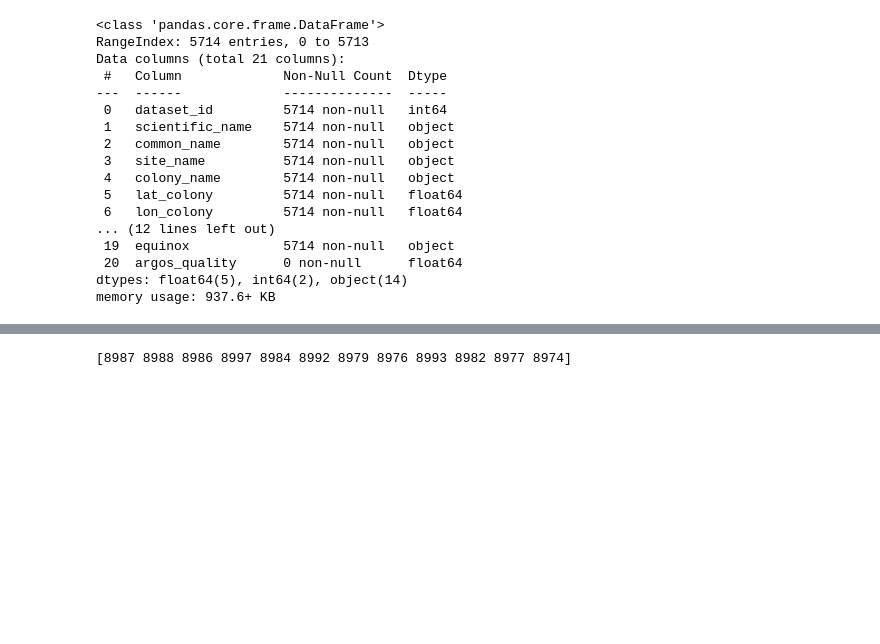
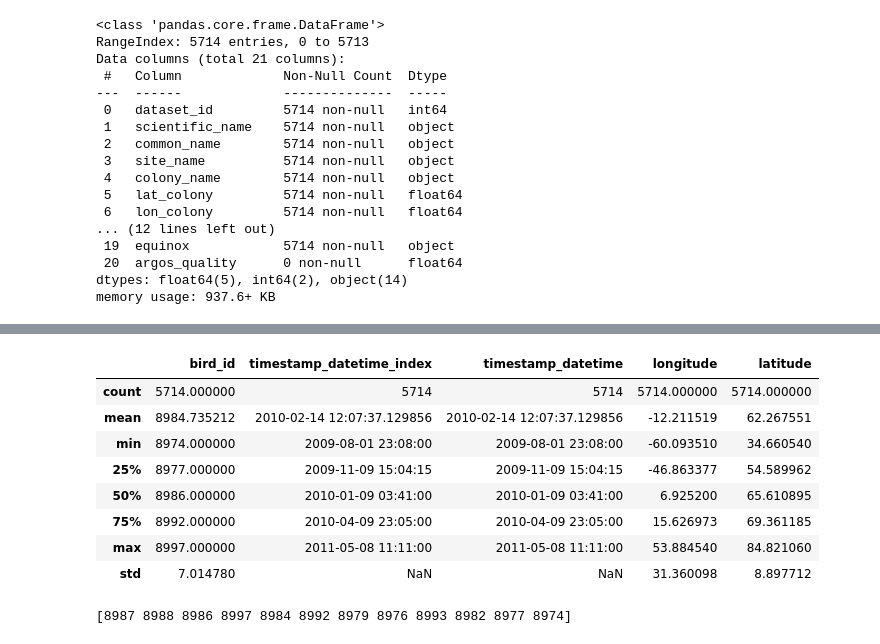
Before and after one commit to sblockhartzzero/GIS5201, a Jupyter notebook: project_code/gis5201_project_GEE_example3.ipynb, the cells around one changed output, grey strips where cells are left out. Cells and saved outputs as stored; diff of their text form; code cells hidden in the pictures; blank space fills up the shorter version.

```diff
--- a/project_code/gis5201_project_GEE_example3.ipynb
+++ b/project_code/gis5201_project_GEE_example3.ipynb
@@ -155,6 +155,7 @@ geometry = gpd.points_from_xy(df_subset['longitude'],df_subset['latitude'])
 gdf_subset = gpd.GeoDataFrame(df_subset,geometry=geometry,crs="EPSG:4326")
 # %%
 # Before converting to movingpandas, we need to set index to timestamp_datetime
-gdf_subset.set_index('timestamp_datetime')
-print(gdf_subset.head())
+gdf_subset.set_index('timestamp_datetime_index')
+gdf_subset.head()
+gdf_subset.describe()
 # %% [output]
@@ -167,3 +162,12 @@ print(gdf_subset.head())
+|  | bird_id | timestamp_datetime_index | timestamp_datetime | longitude | latitude |
+| count | 5714.000000 | 5714 | 5714 | 5714.000000 | 5714.000000 |
+| mean | 8984.735212 | 2010-02-14 12:07:37.129856 | 2010-02-14 12:07:37.129856 | -12.211519 | 62.267551 |
+| min | 8974.000000 | 2009-08-01 23:08:00 | 2009-08-01 23:08:00 | -60.093510 | 34.660540 |
+| 25% | 8977.000000 | 2009-11-09 15:04:15 | 2009-11-09 15:04:15 | -46.863377 | 54.589962 |
+| 50% | 8986.000000 | 2010-01-09 03:41:00 | 2010-01-09 03:41:00 | 6.925200 | 65.610895 |
+| 75% | 8992.000000 | 2010-04-09 23:05:00 | 2010-04-09 23:05:00 | 15.626973 | 69.361185 |
+| max | 8997.000000 | 2011-05-08 11:11:00 | 2011-05-08 11:11:00 | 53.884540 | 84.821060 |
+| std | 7.014780 | NaN | NaN | 31.360098 | 8.897712 |
 # %%
 # Show unique bird ids
 unique_bird_ids = gdf_subset["bird_id"].unique()
```
Also changed, not shown: parts of 22 cells of this notebook, 1 other file.
